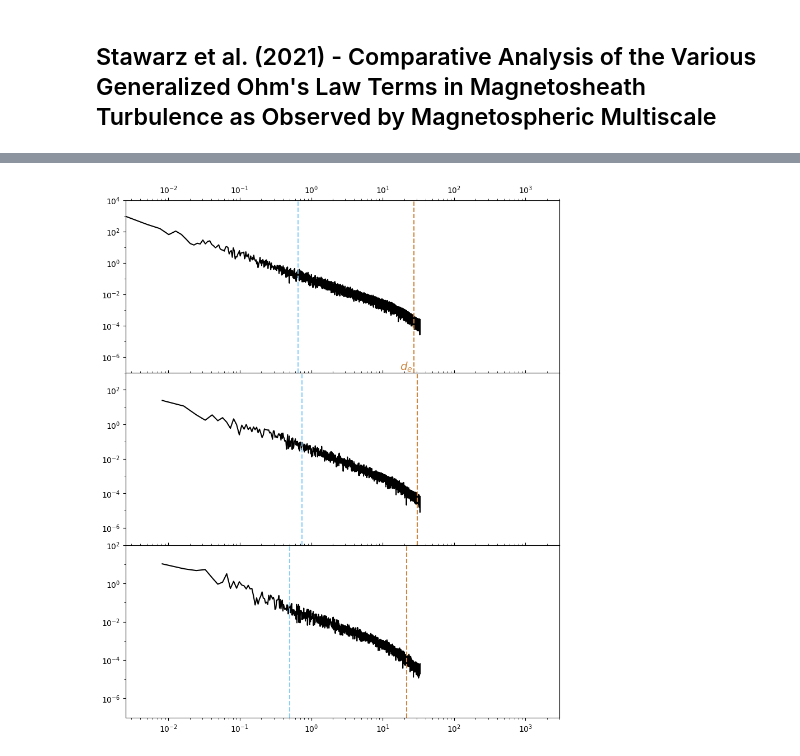
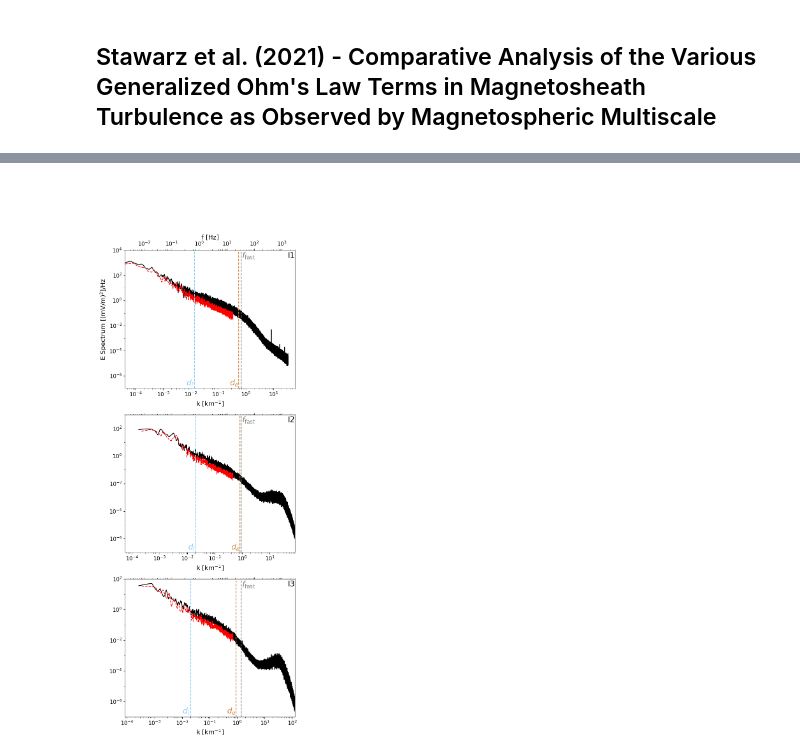
Before and after one commit to esevegne/astro-nn, a Jupyter notebook: analysis.ipynb, the cells around one changed output, grey strips where cells are left out. Drawn from its saved outputs; the diff is of its cells as text; code cells hidden in the pictures.

```diff
--- a/analysis.ipynb
+++ b/analysis.ipynb
@@ -719,17 +914,3 @@ df_predict
 | 2015-09-19 07:44:53.961 | 23.327676 | -2.277013 | 59.814677 | 4.655340e-08 | 3.997122e-08 | 1.037134e-07 | -68.744885 | 87.595192 | -106.415255 | 8.218544 | -4.997169 | ... |
 | 2015-09-19 07:44:53.991 | 23.796704 | -1.943596 | 59.727765 | 5.113109e-09 | 1.142043e-07 | 4.904467e-09 | -66.942179 | 91.446507 | -107.668338 | 8.629131 | -5.252632 | ... |
 1488 rows × 19 columns
-# %%
-fig, axes = plt.subplots(nrows=3,figsize=(9,7))
-for j,col in enumerate(['ex','ey','ez']):
-    axes[j].plot(df_test.index,df_test[col],label=f"measured {col}")
-    axes[j].plot(df_predict.index,df_predict[col],label=f"predicted {col}")
-    lims = axes[j].get_ylim()
-    axes[j].plot(df_predict.index,df_predict[col+"_mhd"]+df_predict[col+'_hall'],label=f"OHM {col}",alpha=0.2)
-    text = str('Pcc = {:.3}'.format(metrics['PCC'][j])) + str(' , r2 = {:.3}'.format(metrics['r2_score'][j]))
-    axes[j].text(0.05, 0.05, text, fontsize=14, transform=axes[j].transAxes)
-    axes[j].set_ylim(lims)
-    axes[j].legend(loc=4)
-
-fig.suptitle(f"Chen, L.-J., et al. (2016), Electron energization and mixing observed by MMS \n in the vicinity of an electron diffusion region during magnetopause reconnection \n {sat}")
-fig.tight_layout()
@@ -1035,5 +1425,0 @@ for interval in ['I1','I2','I3']:
-# %%
-for j in range(3):
-    interval = ['I1','I2','I3'][j]
-    print(np.fft.rfftfreq(n_I[::4][j],t_sampling).size)
-    print(df_stawarz_2[f'{interval}_fft'].dropna().size)
@@ -1051,36 +1493,66 @@ freq[1]
 # %%
-t_sampling = 0.03 #s
-
 #freq = np.fft.fftfreq(len(df_stawarz_2),t_sampling)#np.arange(len(df_stawarz_2))/(t_sampling*len(df_stawarz_2))
-
-fig, axes = plt.subplots(nrows=3,figsize=(10,12),sharex=True)
+fig, axes = plt.subplots(nrows=3,figsize=(6.5,16),sharex=True)
 for j,ax in enumerate(axes):
     interval = ['I1','I2','I3'][j]
-    n = 2*len(df_stawarz_2[f'{interval}_fft'].dropna()) - 1
-    freq = np.arange(len(df_stawarz_2[f'{interval}_fft'].dropna()))/(t_sampling*len(df_stawarz_2[f'{interval}_fft'].dropna()))
-    ax.plot(freq,df_stawarz_2[f'{interval}_fft'].dropna()/(1e4*freq),color='k')
-    #ax.plot(freq,df_stawarz_2[f'{interval}_fft_pred']**2/freq)
+
+    # Burst mode
+    ax.plot(df_stawarz_burst_2[f'{interval}_freq'].dropna()[1:],df_stawarz_burst_2[f'{interval}_fft'].dropna()[1:],color='k')
+    #ax.plot(df_stawarz_burst_2[f'{interval}_freq'].dropna()[1:],df_stawarz_burst_2[f'{interval}_fft_pred'].dropna()[1:],color='orange')
+
+    # Fast mode
+    #ax.plot(df_stawarz_2[f'{interval}_freq'].dropna()[1:],df_stawarz_2[f'{interval}_fft'].dropna()[1:],linestyle='dashed',color='brown',alpha=0.8)
+    ax.plot(df_stawarz_2[f'{interval}_freq'].dropna()[1:],df_stawarz_2[f'{interval}_fft_pred'].dropna()[1:],linestyle='dashed',color='red',alpha=1)
+
     ax.set_xscale('log')
     ax.set_yscale('log')
-    print(freq[0:4])
+
     ax.set_yticks([1e-6,1e-4,1e-2,1e0,1e2,1e4])
     ax.set_yticks([1e-5,1e-3,1e-1,1e1,1e3],labels=['','','','',''],minor=True)
     ax.set_xticks([1e-2,1e-1,1e0,1e1,1e2,1e3])
+
+
     if j==0:
-        f0 = freq[1]
-        ax.tick_params(axis="x",which='both', bottom=True, top=True, labelbottom=False, labeltop=True)
+        ax.set_xlabel('f [Hz]',fontsize='x-large')
+        ax.xaxis.set_label_position('top')
+        f0 = df_stawarz_2[f'I1_freq'].dropna()[1]
+        ax.tick_params(axis="x",which='both', bottom=False, top=True, labelbottom=False, labeltop=True)
+        ax.set_ylabel('E Spectrum [(mV/m)$^2$]/Hz',fontsize='x-large')
+
+        secax_0 = ax.secondary_xaxis('bottom', functions=(lambda x: x*(310/(2*np.pi))**(-1),lambda x:x*(310/(2*np.pi))))
+        secax_0.set_xlabel('k [km$^{-1}$]',fontsize='x-large')
+
+    ax.text([310/(2*np.pi*1.8),230/(2*np.pi*1.2),150/(2*np.pi*1.1)][j]-1,1.6e-7,'$d_e$',color='peru',fontsize='xx-large',ha='right')
+    ax.text([310/(2*np.pi*75),230/(2*np.pi*49),150/(2*np.pi*48)][j]-0.05,1.6e-7,'$d_i$',color='lightskyblue',fontsize='xx-large',ha='right')
+    ax.text(1/0.03 + 2,0.8*[1e4,1e3,1e2][j],'$f_{\\mathrm{fast}}$',color='gray',fontsize='xx-large',ha='left',va='top')
     if j==1:
-        ax.tick_params(axis="x",which='both', bottom=True, top=True, labelbottom=False, labeltop=False)
+        ax.tick_params(axis="x",which='both', bottom=False, top=True, labelbottom=False, labeltop=False)
+        secax_1 = ax.secondary_xaxis('bottom', functions=(lambda x: x*(230/(2*np.pi))**(-1),lambda x:x*(230/(2*np.pi))))
+        secax_1.set_xlabel('k [km$^{-1}$]',fontsize='x-large')
     if j==2:
-        ax.tick_params(axis="x",which='both', bottom=True, top=True, labelbottom=True, labeltop=False)
+        ax.tick_params(axis="x",which='both', bottom=False, top=True, labelbottom=False, labeltop=False)
+        secax_2 = ax.secondary_xaxis('bottom', functions=(lambda x: x*(150/(2*np.pi))**(-1),lambda x:x*(150/(2*np.pi))))
+        secax_2.set_xlabel('k [km$^{-1}$]',fontsize='x-large')
+
+    ax.text(1,0.99,interval,ha='right',va='top',fontsize='xx-large',transform=ax.transAxes)
 
     ax.set_xlim(left=f0,right=3e3)
     ax.set_ylim(1e-7,[1e4,1e3,1e2][j])
 
     ax.axvline([310/(2*np.pi*1.8),230/(2*np.pi*1.2),150/(2*np.pi*1.1)][j],linestyle='dashed',color='peru')
     ax.axvline([310/(2*np.pi*75),230/(2*np.pi*49),150/(2*np.pi*48)][j],linestyle='dashed',color='lightskyblue')
+    ax.axvline(1/0.03,linestyle='dashed',color='gray')
 
-axes[0].text(310/(2*np.pi*1.8)-1,1.5e-7,'$d_e$',color='peru',fontsize='x-large',ha='right')
-#axes[0].text(310/(2*np.pi*75)-1,5e-7,'$d_i$',color='lightskyblue',fontsize='x-large',ha='right')
-plt.subplots_adjust(hspace=0)
+    ax.tick_params(labelsize='large')
+
+secax_0.tick_params(labelsize='large')
+secax_1.tick_params(labelsize='large')
+secax_2.tick_params(labelsize='large')
+
+fig.tight_layout()
+fig.legend(axes[0].get_legend_handles_labels()[1],frameon=False,loc=9,ncols=2, fontsize='xx-large',bbox_to_anchor=(0.5, 1.1))
+
+plt.savefig('./fig/stawarz_C.svg',dpi=200,bbox_inches='tight')
+plt.savefig('./fig/stawarz_C.pdf',dpi=200,bbox_inches='tight')
+#plt.subplots_adjust(wspace=0)
 # %% [output]
@@ -1090 +1559 @@ plt.subplots_adjust(hspace=0)
-[figure, old version]
+[figure, new version]
```
Also changed, not shown: parts of 64 cells of this notebook, 8 other files.
